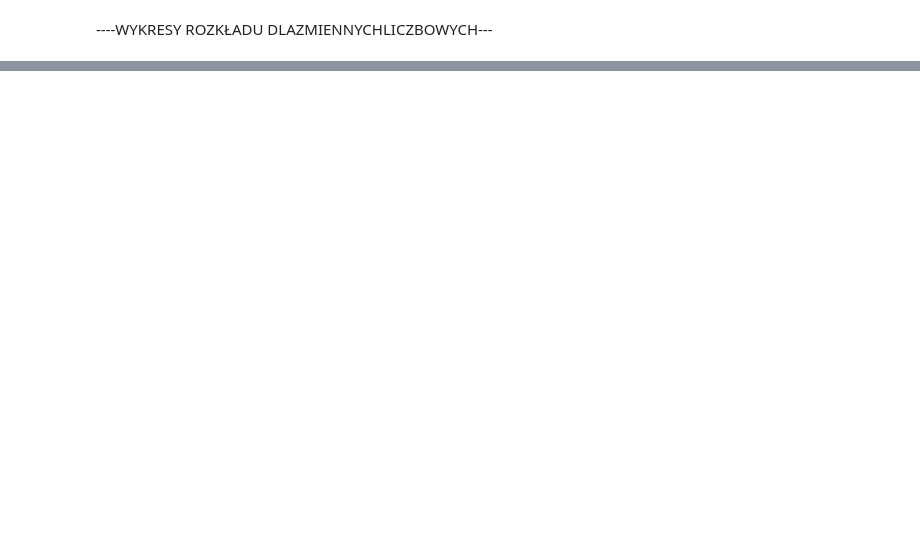
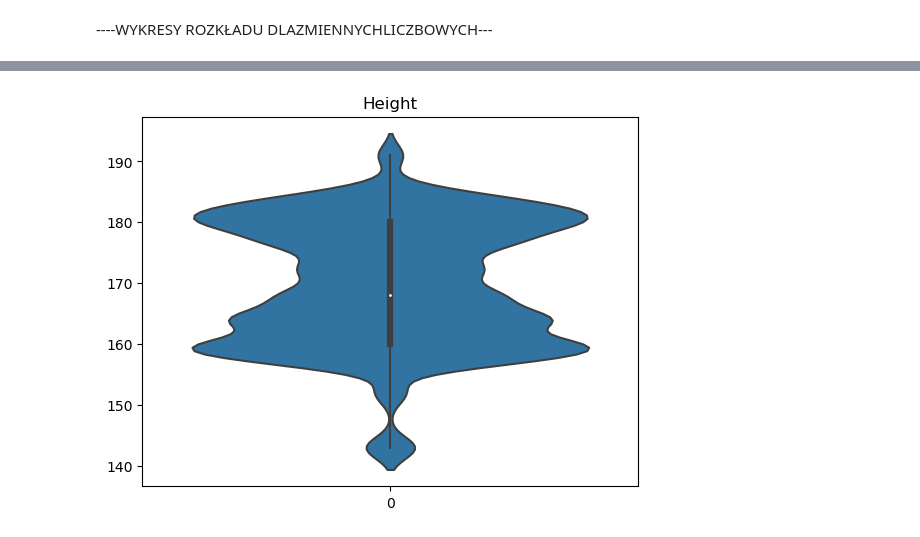
Before and after one commit to infoshareacademy/jdszr16-pajtoners, a Jupyter notebook: Zofia/braki,niespolnosc,wykresy_rozkladu.ipynb, the cells around one changed output, grey strips where cells are left out. Cells and saved outputs as stored; diff of their text form; code cells hidden in the pictures; blank space fills up the shorter version.

```diff
--- a/Zofia/braki,niespolnosc,wykresy_rozkladu.ipynb
+++ b/Zofia/braki,niespolnosc,wykresy_rozkladu.ipynb
@@ -259,0 +87,6 @@ plt.show()
+# %%
+sns.violinplot(data=data["height"])
+plt.title("Height")
+plt.show()
+# %% [output]
+[figure, added]
```
Also changed, not shown: parts of 54 cells of this notebook, 4 other files.
